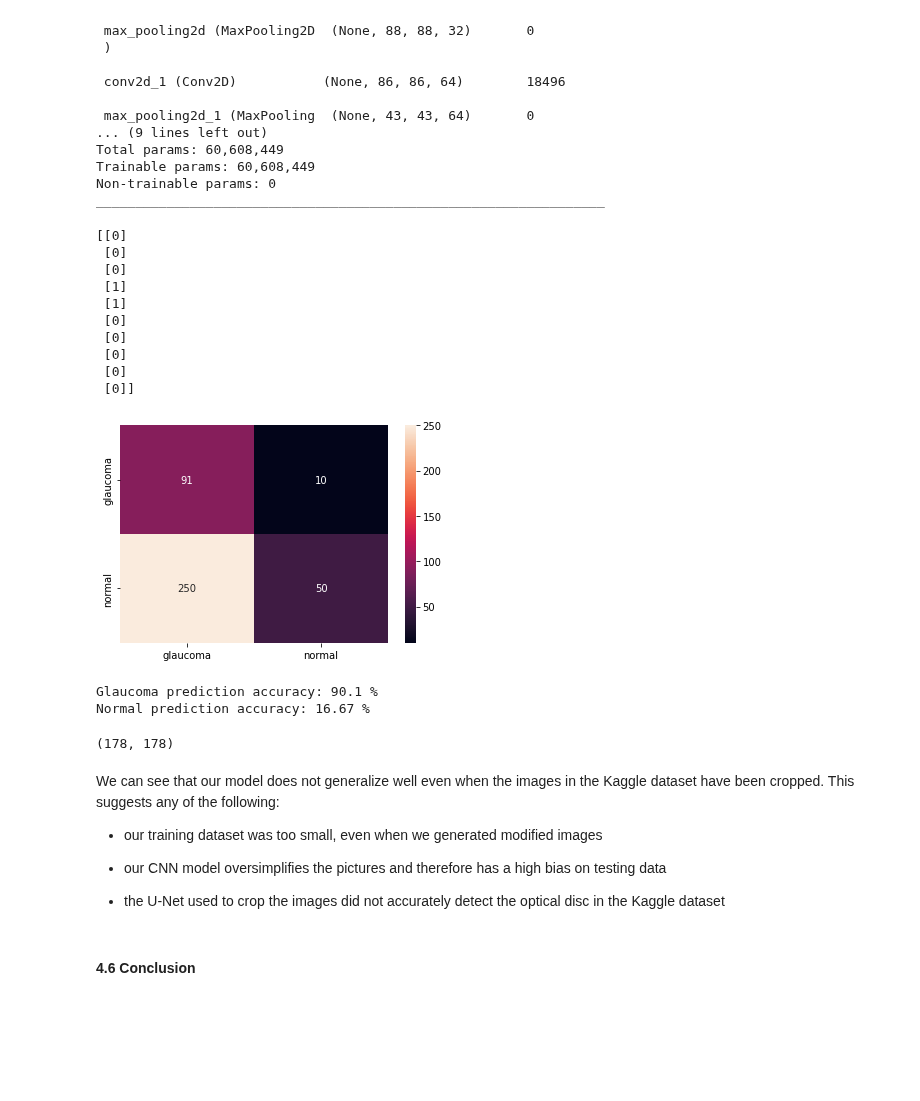
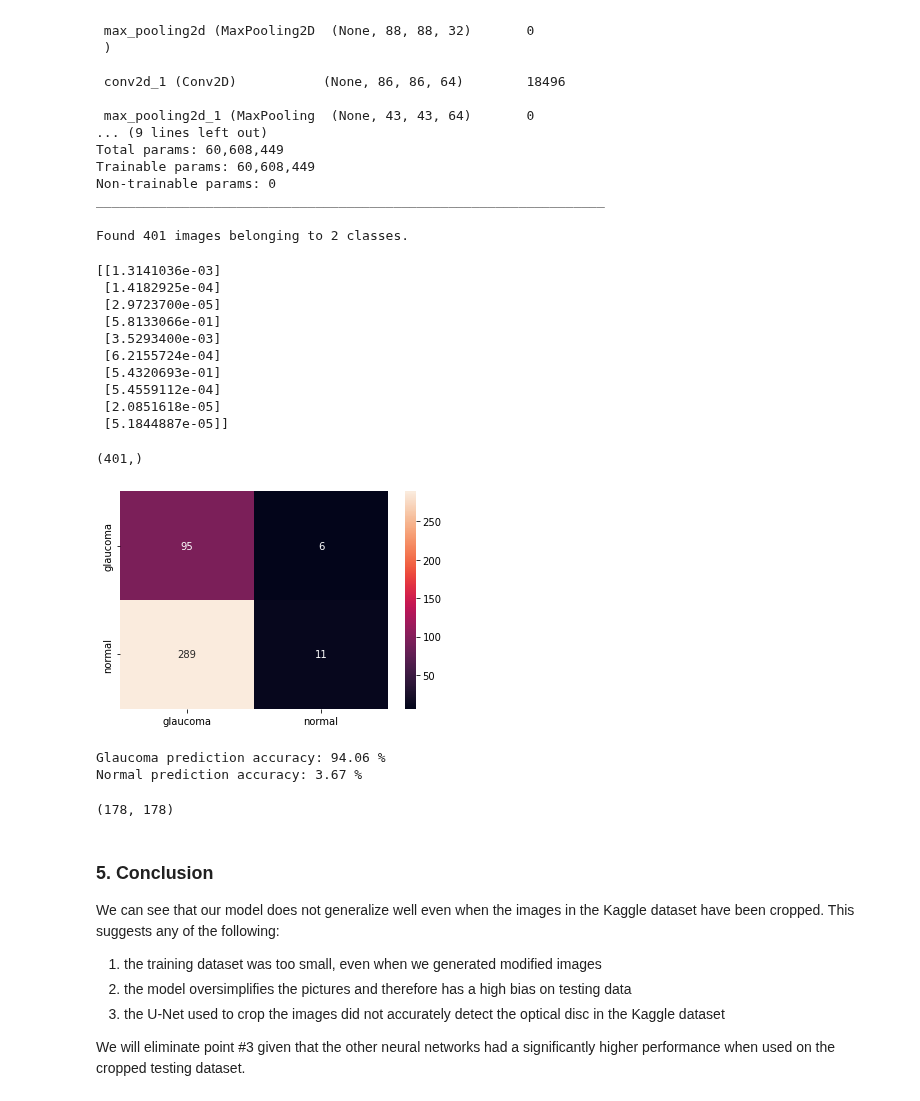
Before and after one commit to sabinagio/do-you-see-what-AI-see, a Jupyter notebook: scripts/4-acrima-models-evaluation.ipynb, the cells around one changed output. Cells and saved outputs as stored; diff of their text form; code cells hidden in the pictures; blank space fills up the shorter version.

```diff
--- a/scripts/4-acrima-models-evaluation.ipynb
+++ b/scripts/4-acrima-models-evaluation.ipynb
@@ -321,33 +321,52 @@ Trainable params: 60,608,449
 Non-trainable params: 0
 _________________________________________________________________
 # %%
-y_pred = classify(resnet_model, kaggle_dir)
+y_pred = classify(simple_model, kaggle_dir)
 print(y_pred[:10])
 # %% [output]
-[[0]
- [0]
- [0]
- [1]
- [1]
- [0]
- [0]
- [0]
- [0]
- [0]]
+Found 401 images belonging to 2 classes.
+[[1.3141036e-03]
+ [1.4182925e-04]
+ [2.9723700e-05]
+ [5.8133066e-01]
+ [3.5293400e-03]
+ [6.2155724e-04]
+ [5.4320693e-01]
+ [5.4559112e-04]
+ [2.0851618e-05]
+ [5.1844887e-05]]
+# %%
+# Convert probabilities to glaucoma / normal prediction
+y_pred_conv = []
+
+for probability in y_pred:
+  if probability > 0.5:
+    y_pred_conv.append(1)
+  else:
+    y_pred_conv.append(0)
+
+y_pred_conv = np.array(y_pred_conv)
+y_pred_conv.shape
+# %% [output]
+(401,)
 # %%
-draw_conf_matrix(y, y_pred)
+draw_conf_matrix(y, y_pred_conv)
 # %% [output]
-[figure, old version]
+[figure, new version]
-Glaucoma prediction accuracy: 90.1 %
-Normal prediction accuracy: 16.67 %
+Glaucoma prediction accuracy: 94.06 %
+Normal prediction accuracy: 3.67 %
 # %%
 simple_model.layers[0].input_shape[1:3]
 # %% [output]
 (178, 178)
 # %% [markdown]
+### 5. Conclusion
+
 We can see that our model does not generalize well even when the images in the Kaggle dataset have been cropped. This suggests any of the following:
-* our training dataset was too small, even when we generated modified images
-- our CNN model oversimplifies the pictures and therefore has a high bias on testing data
-* the U-Net used to crop the images did not accurately detect the optical disc in the Kaggle dataset
+<ol>
+<li> the training dataset was too small, even when we generated modified images </li>
+<li> the model oversimplifies the pictures and therefore has a high bias on testing data </li>
+<li> the U-Net used to crop the images did not accurately detect the optical disc in the Kaggle dataset </li>
+</ol>
+
+We will eliminate point #3 given that the other neural networks had a significantly higher performance when used on the cropped testing dataset.
-# %% [markdown]
-#### 4.6 Conclusion
```
Also changed, not shown: parts of 2 cells of this notebook.
